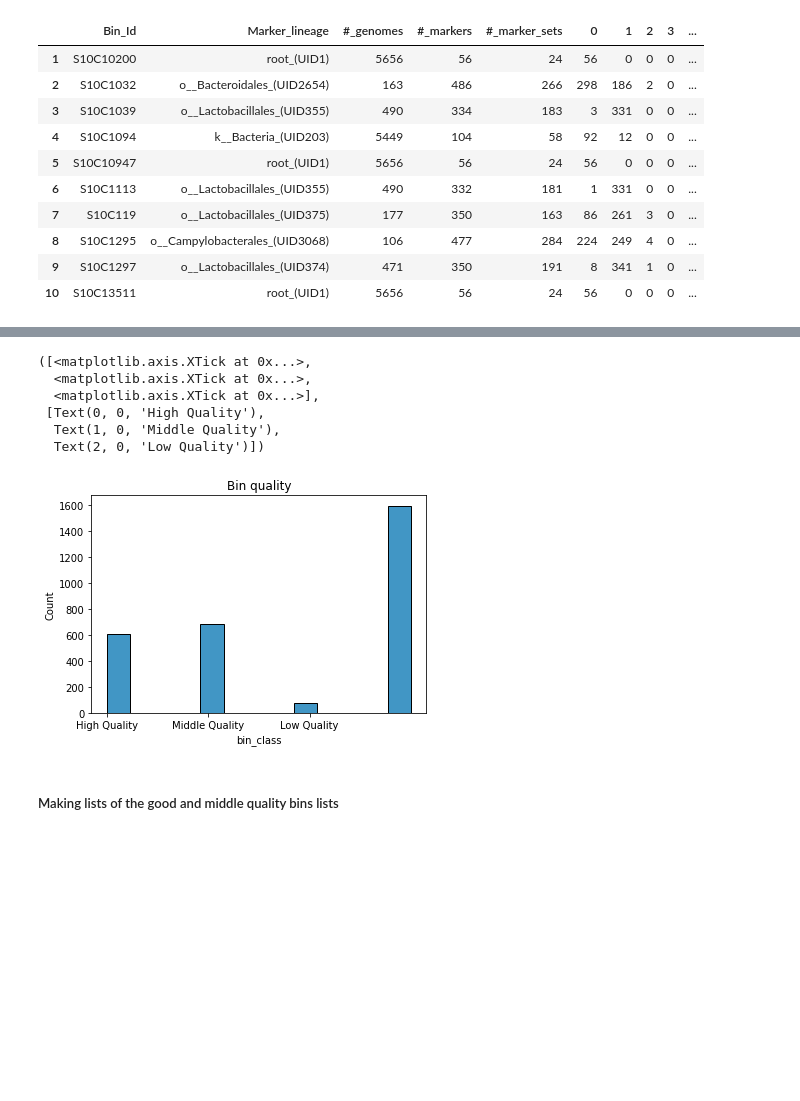
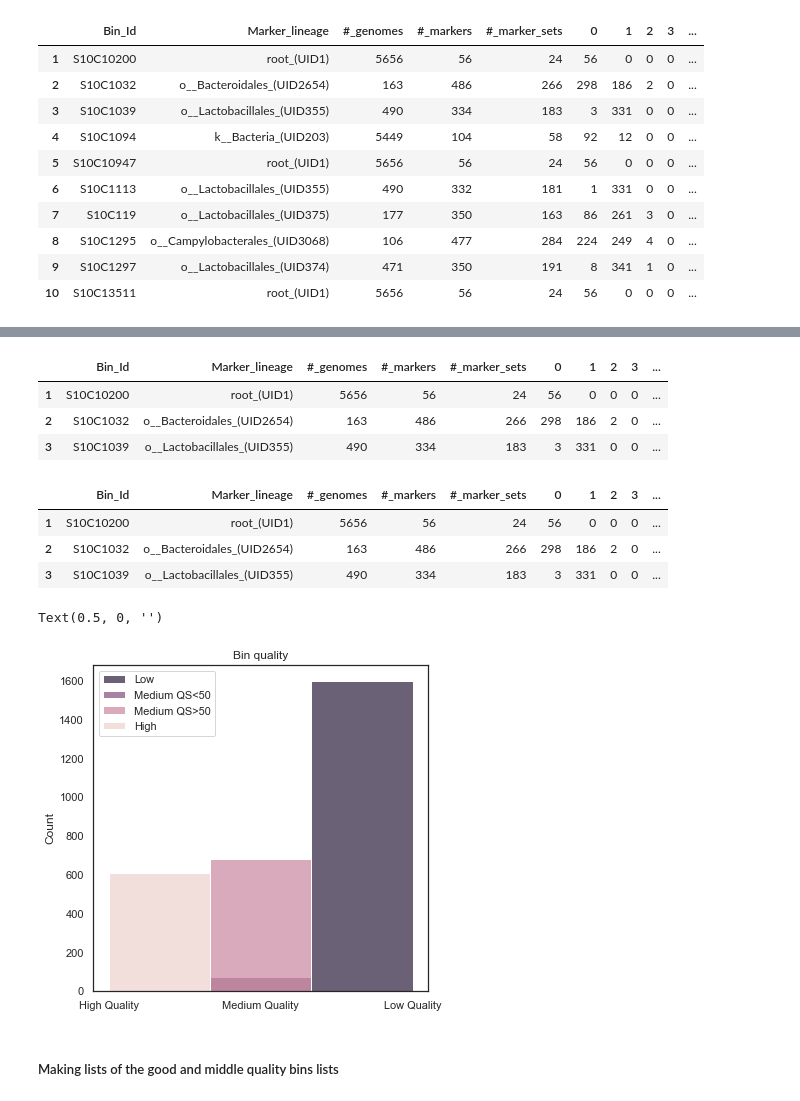
Before and after one commit to m3j/thesis_code, a Jupyter notebook: CheckM_plot.ipynb, the cells around one changed output, grey strips where cells are left out. Cells and saved outputs as stored; diff of their text form; code cells hidden in the pictures; blank space fills up the shorter version.

```diff
--- a/CheckM_plot.ipynb
+++ b/CheckM_plot.ipynb
@@ -187,18 +188,50 @@ plt.show()
-# %%
-sns.histplot(df.bin_class, multiple='stack')
-
-plt.title('Bin quality')
-# plt.xticks(np.arange(4), ['High Quality', 'Middle high Quality','Middle low Quality', 'Low Quality'])
-plt.xticks(np.arange(3), ['High Quality', 'Middle Quality', 'Low Quality'])
-plt.xticks(np.arange(0, 3, 1))
-# %% [output]
-([<matplotlib.axis.XTick at 0x...>,
-  <matplotlib.axis.XTick at 0x...>,
-  <matplotlib.axis.XTick at 0x...>],
- [Text(0, 0, 'High Quality'),
-  Text(1, 0, 'Middle Quality'),
-  Text(2, 0, 'Low Quality')])
-[figure, removed]
+# %%
+#adding an extra column to define the colors in the scatterplot
+# 0 = highQ, 1 = middel, 2 = Low
+def classConditions(s):
+
+    if (s['bin_class'] == 0):
+        return int(0)
+    elif (s['bin_class'] <= 2 and s['bin_class'] >= 1):
+        return int(1)
+    else:
+        return int(2)
+# %%
+df_cont_below_100['class_3'] = df_cont_below_100.apply(classConditions, axis=1)
+df['class_3'] = df.apply(classConditions, axis=1)
+# %%
+df_cont_below_100.head(3)
+# %% [output]
+|  | Bin_Id | Marker_lineage | #_genomes | #_markers | #_marker_sets | 0 | 1 | 2 | 3 | ... |
+| 1 | S10C10200 | root_(UID1) | 5656 | 56 | 24 | 56 | 0 | 0 | 0 | ... |
+| 2 | S10C1032 | o__Bacteroidales_(UID2654) | 163 | 486 | 266 | 298 | 186 | 2 | 0 | ... |
+| 3 | S10C1039 | o__Lactobacillales_(UID355) | 490 | 334 | 183 | 3 | 331 | 0 | 0 | ... |
+# %%
+df.head(3)
+# %% [output]
+|  | Bin_Id | Marker_lineage | #_genomes | #_markers | #_marker_sets | 0 | 1 | 2 | 3 | ... |
+| 1 | S10C10200 | root_(UID1) | 5656 | 56 | 24 | 56 | 0 | 0 | 0 | ... |
+| 2 | S10C1032 | o__Bacteroidales_(UID2654) | 163 | 486 | 266 | 298 | 186 | 2 | 0 | ... |
+| 3 | S10C1039 | o__Lactobacillales_(UID355) | 490 | 334 | 183 | 3 | 331 | 0 | 0 | ... |
+# %%
+# sns.set(rc={'figure.figsize':(4,6)})
+sns.set_palette("colorblind", 4)
+sns.set_style("white")
+sns.histplot(data = df,
+             x = "class_3",
+             hue = "bin_class",
+             alpha = 0.7,
+             bins = 3,
+             color = sns.color_palette("colorblind", 4)
+             )
+
+plt.legend( loc='upper left', labels=['Low', 'Medium QS<50', 'Medium QS>50', 'High'])
+plt.title('Bin quality')
+plt.xticks(np.arange(3), ['High Quality', 'Medium Quality', 'Low Quality'])
+plt.xlabel('')
+# %% [output]
+Text(0.5, 0, '')
+[figure, added]
 # %% [markdown]
 ##### Making lists of the good and middle quality bins lists
 # %%
```
Also changed, not shown: parts of 13 cells of this notebook, 18 other files.
